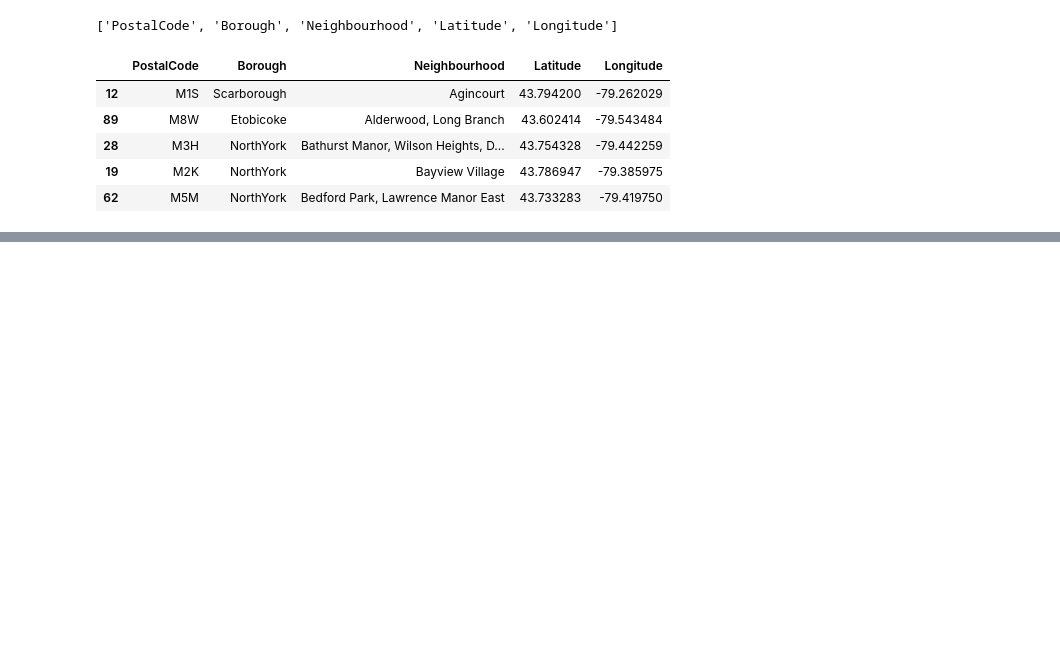
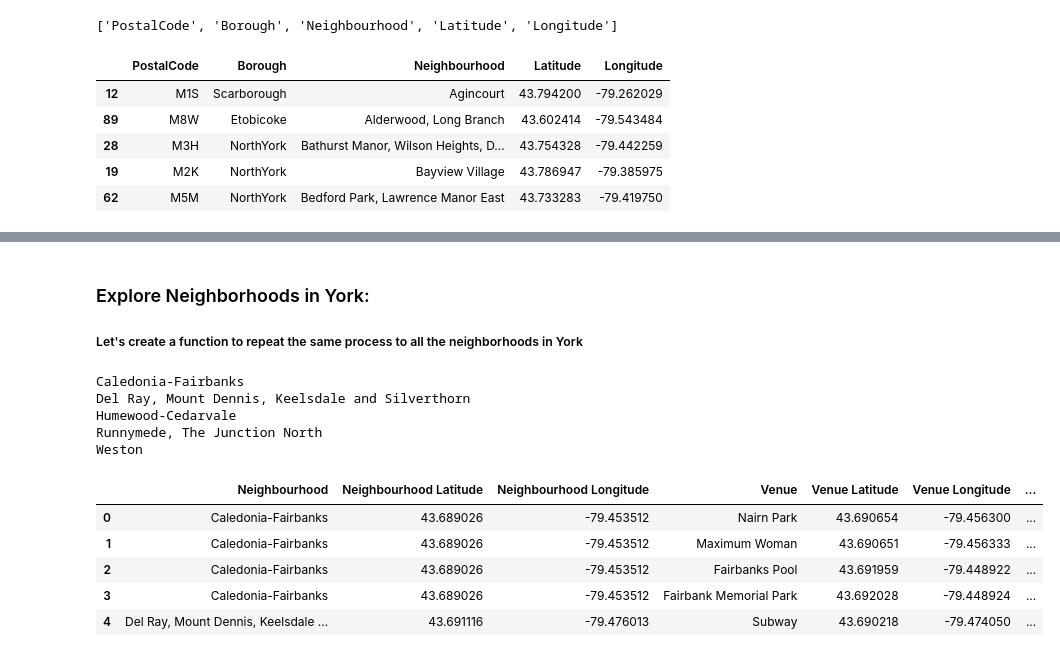
Before and after one commit to JepsonDu/Coursera_Capstone, a Jupyter notebook: Coursera_Capstone.ipynb, the cells around one changed output, grey strips where cells are left out. Drawn from its saved outputs; the diff is of its cells as text; code cells hidden in the pictures; blank space fills up the shorter version.

```diff
--- a/Coursera_Capstone.ipynb
+++ b/Coursera_Capstone.ipynb
@@ -334,0 +535,9 @@ sorted_dataframe.head()
+# %%
+neighbourhood_latitude = york_data.loc[0, 'Latitude'] # neighborhood latitude value
+neighbourhood_longitude = york_data.loc[0, 'Longitude'] # neighborhood longitude value
+
+neighbourhood_name = york_data.loc[0, 'Neighbourhood'] # neighborhood name
+
+print('Latitude and longitude values of {} are {}, {}.'.format(neighbourhood_name,
+                                                               neighbourhood_latitude,
+                                                               neighbourhood_longitude))
@@ -334,0 +612,3 @@ sorted_dataframe.head()
+# %% [markdown]
+### Explore Neighborhoods in York:
+##### Let's create a function to repeat the same process to all the neighborhoods in York
@@ -334,0 +655,20 @@ sorted_dataframe.head()
+# %%
+york_venues = getNearbyVenues(names=york_data['Neighbourhood'],
+                                   latitudes=york_data['Latitude'],
+                                   longitudes=york_data['Longitude']
+                                  )
+# %% [output]
+Caledonia-Fairbanks
+Del Ray, Mount Dennis, Keelsdale and Silverthorn
+Humewood-Cedarvale
+Runnymede, The Junction North
+Weston
+# %%
+york_venues.head()
+# %% [output]
+|  | Neighbourhood | Neighbourhood Latitude | Neighbourhood Longitude | Venue | Venue Latitude | Venue Longitude | ... |
+| 0 | Caledonia-Fairbanks | 43.689026 | -79.453512 | Nairn Park | 43.690654 | -79.456300 | ... |
+| 1 | Caledonia-Fairbanks | 43.689026 | -79.453512 | Maximum Woman | 43.690651 | -79.456333 | ... |
+| 2 | Caledonia-Fairbanks | 43.689026 | -79.453512 | Fairbanks Pool | 43.691959 | -79.448922 | ... |
+| 3 | Caledonia-Fairbanks | 43.689026 | -79.453512 | Fairbank Memorial Park | 43.692028 | -79.448924 | ... |
+| 4 | Del Ray, Mount Dennis, Keelsdale ... | 43.691116 | -79.476013 | Subway | 43.690218 | -79.474050 | ... |
```
Also changed, not shown: parts of 41 cells of this notebook.
